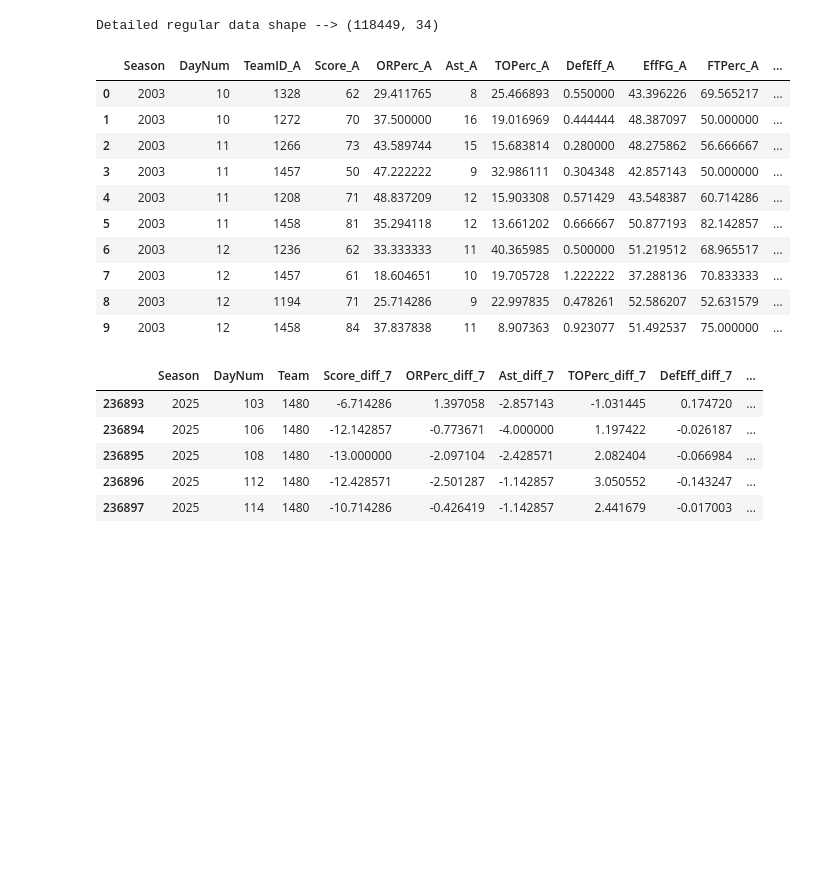
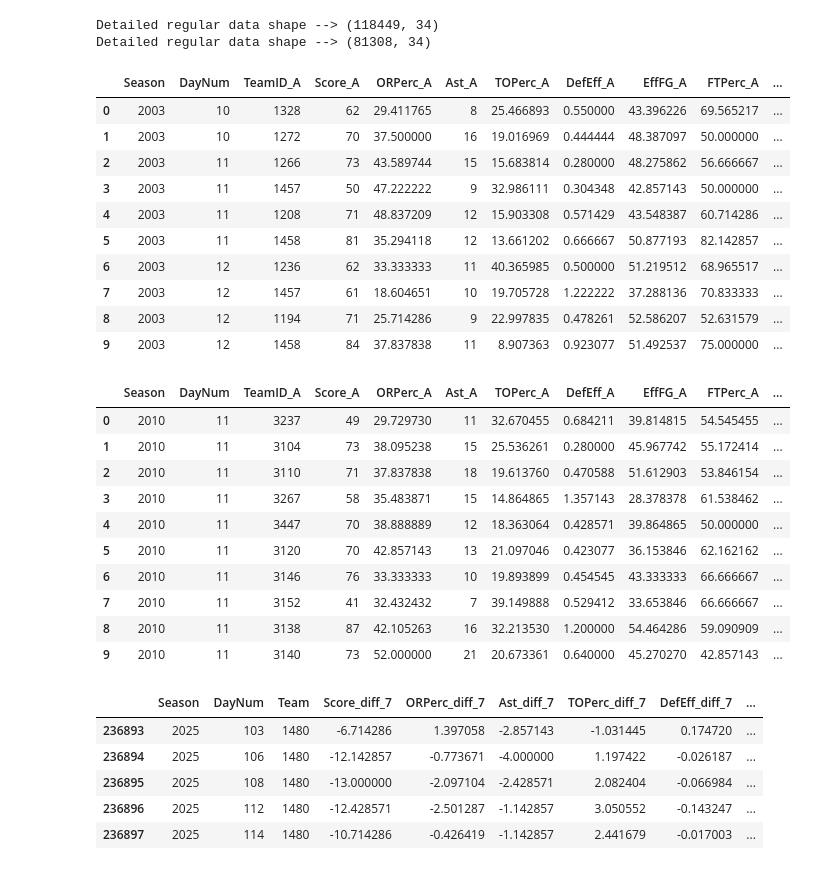
Before and after one commit to sidthakur08/mm-2025, a Jupyter notebook: final_nb.ipynb, the cells around one changed output. Cells and saved outputs as stored; diff of their text form; code cells hidden in the pictures; blank space fills up the shorter version.

```diff
--- a/final_nb.ipynb
+++ b/final_nb.ipynb
@@ -11,10 +14,13 @@ from sklearn.metrics import accuracy_score
 
 pd.set_option('display.max_columns',50)
 # %%
-detailed_regular = pd.read_csv('./data/MRegularSeasonDetailedResults.csv')
-print("Detailed regular data shape -->", detailed_regular.shape)
+detailed_regularM = pd.read_csv('./data/MRegularSeasonDetailedResults.csv')
+print("Detailed regular data shape -->", detailed_regularM.shape)
+detailed_regularW = pd.read_csv('./data/WRegularSeasonDetailedResults.csv')
+print("Detailed regular data shape -->", detailed_regularW.shape)
 # %% [output]
 Detailed regular data shape --> (118449, 34)
+Detailed regular data shape --> (81308, 34)
 # %%
 def select_features(df):
     # generating and selecting important features
@@ -63,36 +69,51 @@ def assign_teams(df):
         'TOPerc': np.where(coin, df['LTOPerc'], df['WTOPerc']),
         'DefEff': np.where(coin, df['LDefEff'], df['WDefEff']),
         'EffFG': np.where(coin, df['LEffFGPerc'], df['WEffFGPerc']),
         'FTPerc': np.where(coin, df['LFTPerc'], df['WFTPerc']),
     })
 
     # Create Win column: 1 if Team A gets the winner's stats, 0 otherwise
     win = pd.Series(np.where(coin, 1, 0), name='Win')
 
     # Optionally, rename columns to clearly indicate Team A and B stats (except for Season)
     teamA = teamA.rename(columns=lambda x: x if x in ['Season','DayNum'] else x + '_A')
     teamB = teamB.rename(columns=lambda x: x if x in ['Season','DayNum'] else x + '_B')
 
     # Concatenate the two teams' stats and the Win column into one DataFrame
     new_df = pd.concat([teamA, teamB, win], axis=1)
 
     return new_df
 
-feature_df = select_features(detailed_regular)
-final_df = assign_teams(feature_df)
-final_df.head(10)
+feature_dfM = select_features(detailed_regularM)
+final_dfM = assign_teams(feature_dfM)
+display(final_dfM.head(10))
+
+feature_dfW = select_features(detailed_regularW)
+final_dfW = assign_teams(feature_dfW)
+display(final_dfW.head(10))
 # %% [output]
 |  | Season | DayNum | TeamID_A | Score_A | ORPerc_A | Ast_A | TOPerc_A | DefEff_A | EffFG_A | FTPerc_A | ... |
 | 0 | 2003 | 10 | 1328 | 62 | 29.411765 | 8 | 25.466893 | 0.550000 | 43.396226 | 69.565217 | ... |
 | 1 | 2003 | 10 | 1272 | 70 | 37.500000 | 16 | 19.016969 | 0.444444 | 48.387097 | 50.000000 | ... |
 | 2 | 2003 | 11 | 1266 | 73 | 43.589744 | 15 | 15.683814 | 0.280000 | 48.275862 | 56.666667 | ... |
 | 3 | 2003 | 11 | 1457 | 50 | 47.222222 | 9 | 32.986111 | 0.304348 | 42.857143 | 50.000000 | ... |
 | 4 | 2003 | 11 | 1208 | 71 | 48.837209 | 12 | 15.903308 | 0.571429 | 43.548387 | 60.714286 | ... |
 | 5 | 2003 | 11 | 1458 | 81 | 35.294118 | 12 | 13.661202 | 0.666667 | 50.877193 | 82.142857 | ... |
 | 6 | 2003 | 12 | 1236 | 62 | 33.333333 | 11 | 40.365985 | 0.500000 | 51.219512 | 68.965517 | ... |
 | 7 | 2003 | 12 | 1457 | 61 | 18.604651 | 10 | 19.705728 | 1.222222 | 37.288136 | 70.833333 | ... |
 | 8 | 2003 | 12 | 1194 | 71 | 25.714286 | 9 | 22.997835 | 0.478261 | 52.586207 | 52.631579 | ... |
 | 9 | 2003 | 12 | 1458 | 84 | 37.837838 | 11 | 8.907363 | 0.923077 | 51.492537 | 75.000000 | ... |
+|  | Season | DayNum | TeamID_A | Score_A | ORPerc_A | Ast_A | TOPerc_A | DefEff_A | EffFG_A | FTPerc_A | ... |
+| 0 | 2010 | 11 | 3237 | 49 | 29.729730 | 11 | 32.670455 | 0.684211 | 39.814815 | 54.545455 | ... |
+| 1 | 2010 | 11 | 3104 | 73 | 38.095238 | 15 | 25.536261 | 0.280000 | 45.967742 | 55.172414 | ... |
+| 2 | 2010 | 11 | 3110 | 71 | 37.837838 | 18 | 19.613760 | 0.470588 | 51.612903 | 53.846154 | ... |
+| 3 | 2010 | 11 | 3267 | 58 | 35.483871 | 15 | 14.864865 | 1.357143 | 28.378378 | 61.538462 | ... |
+| 4 | 2010 | 11 | 3447 | 70 | 38.888889 | 12 | 18.363064 | 0.428571 | 39.864865 | 50.000000 | ... |
+| 5 | 2010 | 11 | 3120 | 70 | 42.857143 | 13 | 21.097046 | 0.423077 | 36.153846 | 62.162162 | ... |
+| 6 | 2010 | 11 | 3146 | 76 | 33.333333 | 10 | 19.893899 | 0.454545 | 43.333333 | 66.666667 | ... |
+| 7 | 2010 | 11 | 3152 | 41 | 32.432432 | 7 | 39.149888 | 0.529412 | 33.653846 | 66.666667 | ... |
+| 8 | 2010 | 11 | 3138 | 87 | 42.105263 | 16 | 32.213530 | 1.200000 | 54.464286 | 59.090909 | ... |
+| 9 | 2010 | 11 | 3140 | 73 | 52.000000 | 21 | 20.673361 | 0.640000 | 45.270270 | 42.857143 | ... |
 # %%
 def compute_rolling_stats(df):
     # -------------------------------------------
```
Also changed, not shown: parts of 22 cells of this notebook, 5 other files.
